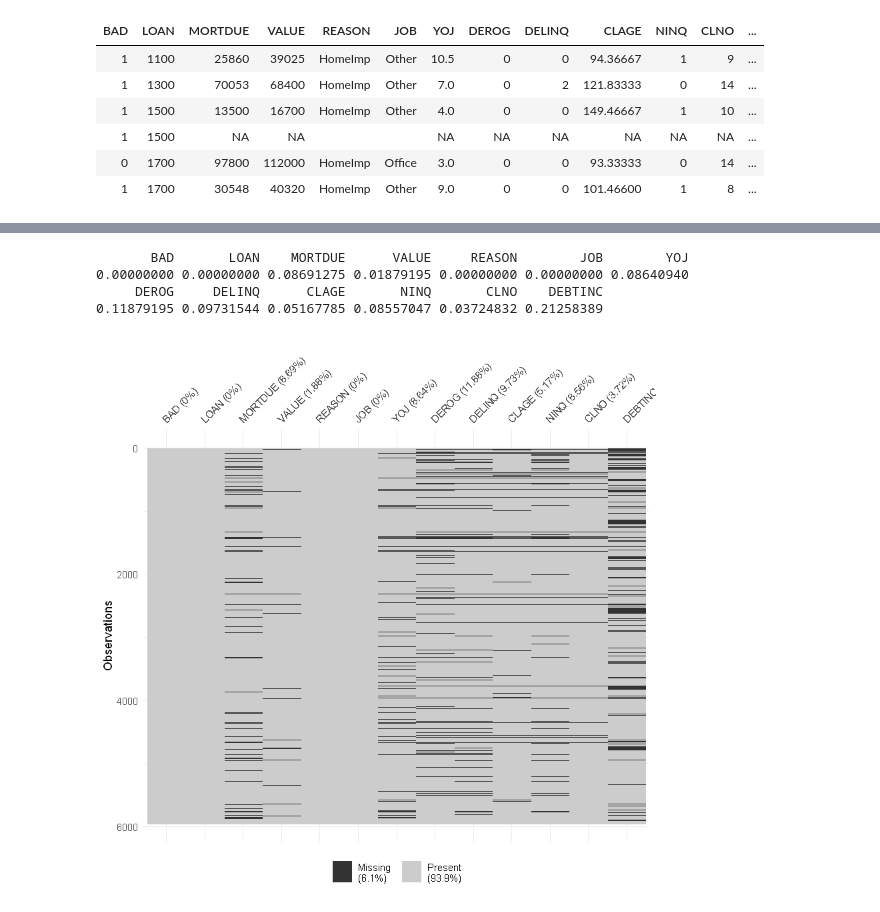
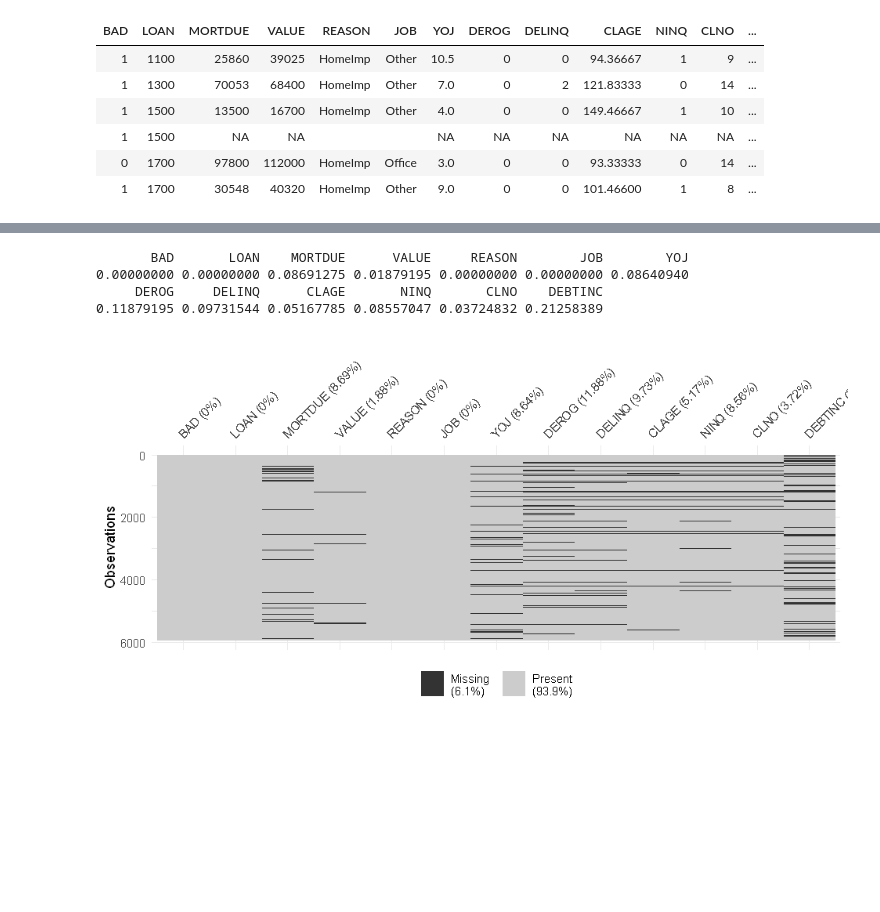
Before and after one commit to Orlogskapten/scoring_R, a Jupyter notebook: first_try.ipynb, the cells around one changed output, grey strips where cells are left out. Drawn from its saved outputs; the diff is of its cells as text; code cells hidden in the pictures; blank space fills up the shorter version.

```diff
--- a/first_try.ipynb
+++ b/first_try.ipynb
@@ -50,17 +43,23 @@ str(data)
  $ CLNO   : int  9 14 10 NA 14 8 17 8 12 13 ...
  $ DEBTINC: num  NA NA NA NA NA ...
 # %%
+fig <- function(width, heigth){
+     options(repr.plot.width= width, repr.plot.height= heigth)
+}
+
 # valeurs manquantes
+fig(8, 4)
+t= vis_miss(data, warn_large_data=F)
 vis_miss(data, warn_large_data=F)
-
+ggplot2::ggsave("images/miss.png", t, width= 8, height= 4)
 navar= colSums(is.na(data))/nrow(data) # taux de na dans les colonnes (variable)
 navar
 # %% [output]
        BAD       LOAN    MORTDUE      VALUE     REASON        JOB        YOJ
 0.00000000 0.00000000 0.08691275 0.01879195 0.00000000 0.00000000 0.08640940
      DEROG     DELINQ      CLAGE       NINQ       CLNO    DEBTINC
 0.11879195 0.09731544 0.05167785 0.08557047 0.03724832 0.21258389
-[figure, old version]
+[figure, new version]
 # %%
 num= c("LOAN", "MORTDUE", "VALUE", "YOJ", "CLAGE", "CLNO", "DEBTINC")
 quat= c("BAD", "REASON", "JOB", "DEROG", "DELINQ", "NINQ")
```
Also changed, not shown: parts of 11 cells of this notebook, 6 other files.
